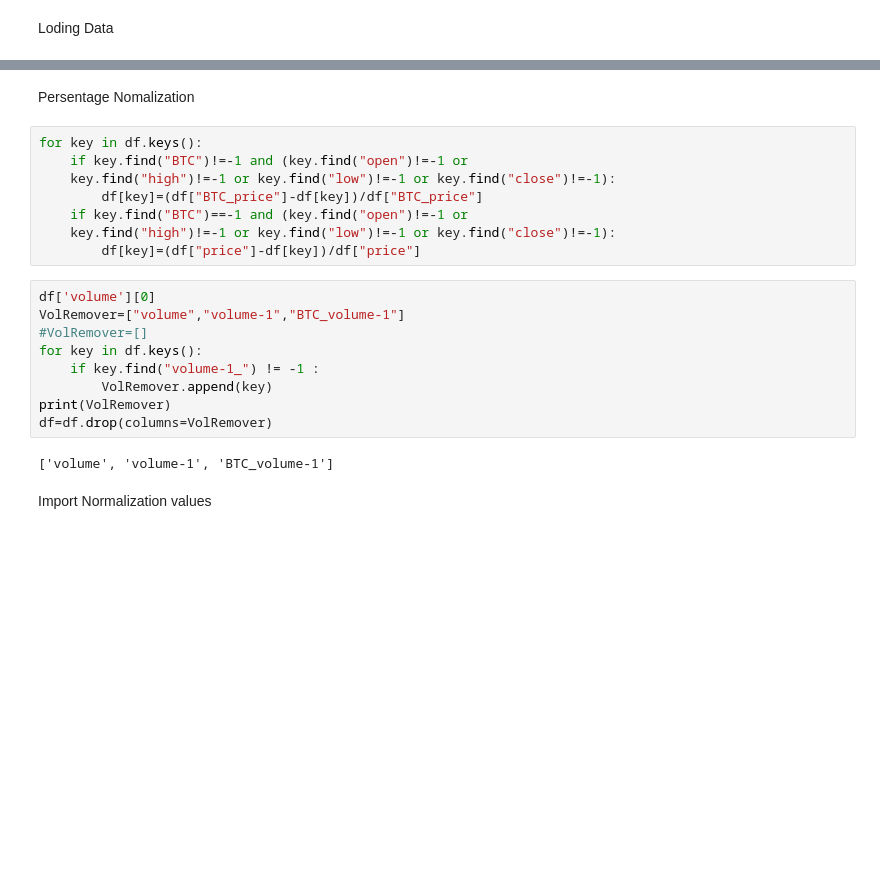
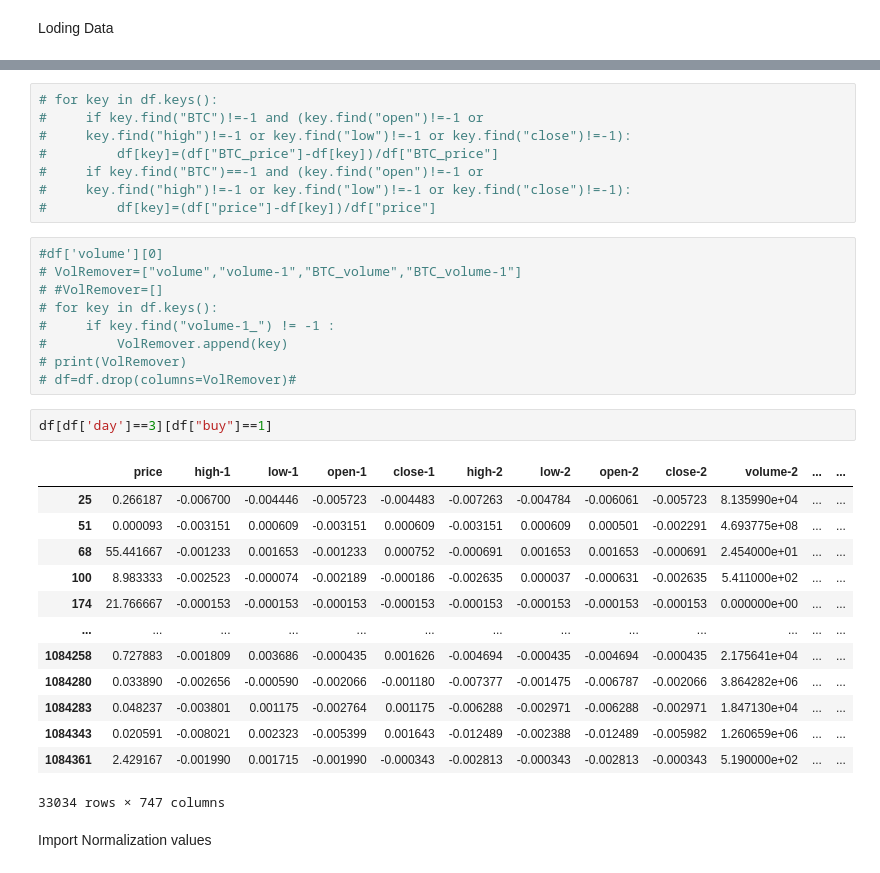
Before and after one commit to AyoubJadouli/Crypto_backtest_tools, a Jupyter notebook: AI_Crpto_final.ipynb, the cells around one changed output, grey strips where cells are left out. Drawn from its saved outputs; the diff is of its cells as text; blank space fills up the shorter version.

```diff
--- a/AI_Crpto_final.ipynb
+++ b/AI_Crpto_final.ipynb
@@ -97,24 +337,36 @@ Name: 0, Length: 759, dtype: float64
-# %% [markdown]
-Persentage Nomalization
 # %%
-for key in df.keys():
-    if key.find("BTC")!=-1 and (key.find("open")!=-1 or
-    key.find("high")!=-1 or key.find("low")!=-1 or key.find("close")!=-1):
-        df[key]=(df["BTC_price"]-df[key])/df["BTC_price"]
-    if key.find("BTC")==-1 and (key.find("open")!=-1 or
-    key.find("high")!=-1 or key.find("low")!=-1 or key.find("close")!=-1):
-        df[key]=(df["price"]-df[key])/df["price"]
+# for key in df.keys():
+#     if key.find("BTC")!=-1 and (key.find("open")!=-1 or
+#     key.find("high")!=-1 or key.find("low")!=-1 or key.find("close")!=-1):
+#         df[key]=(df["BTC_price"]-df[key])/df["BTC_price"]
+#     if key.find("BTC")==-1 and (key.find("open")!=-1 or
+#     key.find("high")!=-1 or key.find("low")!=-1 or key.find("close")!=-1):
+#         df[key]=(df["price"]-df[key])/df["price"]
 # %%
-df['volume'][0]
-VolRemover=["volume","volume-1","BTC_volume-1"]
-#VolRemover=[]
-for key in df.keys():
-    if key.find("volume-1_") != -1 :
-        VolRemover.append(key)
-print(VolRemover)
-df=df.drop(columns=VolRemover)
+#df['volume'][0]
+# VolRemover=["volume","volume-1","BTC_volume","BTC_volume-1"]
+# #VolRemover=[]
+# for key in df.keys():
+#     if key.find("volume-1_") != -1 :
+#         VolRemover.append(key)
+# print(VolRemover)
+# df=df.drop(columns=VolRemover)#
-# %% [output]
-['volume', 'volume-1', 'BTC_volume-1']
+# %%
+df[df['day']==3][df["buy"]==1]
+# %% [output]
+|  | price | high-1 | low-1 | open-1 | close-1 | high-2 | low-2 | open-2 | close-2 | volume-2 | ... | ... |
+| 25 | 0.266187 | -0.006700 | -0.004446 | -0.005723 | -0.004483 | -0.007263 | -0.004784 | -0.006061 | -0.005723 | 8.135990e+04 | ... | ... |
+| 51 | 0.000093 | -0.003151 | 0.000609 | -0.003151 | 0.000609 | -0.003151 | 0.000609 | 0.000501 | -0.002291 | 4.693775e+08 | ... | ... |
+| 68 | 55.441667 | -0.001233 | 0.001653 | -0.001233 | 0.000752 | -0.000691 | 0.001653 | 0.001653 | -0.000691 | 2.454000e+01 | ... | ... |
+| 100 | 8.983333 | -0.002523 | -0.000074 | -0.002189 | -0.000186 | -0.002635 | 0.000037 | -0.000631 | -0.002635 | 5.411000e+02 | ... | ... |
+| 174 | 21.766667 | -0.000153 | -0.000153 | -0.000153 | -0.000153 | -0.000153 | -0.000153 | -0.000153 | -0.000153 | 0.000000e+00 | ... | ... |
+| ... | ... | ... | ... | ... | ... | ... | ... | ... | ... | ... | ... | ... |
+| 1084258 | 0.727883 | -0.001809 | 0.003686 | -0.000435 | 0.001626 | -0.004694 | -0.000435 | -0.004694 | -0.000435 | 2.175641e+04 | ... | ... |
+| 1084280 | 0.033890 | -0.002656 | -0.000590 | -0.002066 | -0.001180 | -0.007377 | -0.001475 | -0.006787 | -0.002066 | 3.864282e+06 | ... | ... |
+| 1084283 | 0.048237 | -0.003801 | 0.001175 | -0.002764 | 0.001175 | -0.006288 | -0.002971 | -0.006288 | -0.002971 | 1.847130e+04 | ... | ... |
+| 1084343 | 0.020591 | -0.008021 | 0.002323 | -0.005399 | 0.001643 | -0.012489 | -0.002388 | -0.012489 | -0.005982 | 1.260659e+06 | ... | ... |
+| 1084361 | 2.429167 | -0.001990 | 0.001715 | -0.001990 | -0.000343 | -0.002813 | -0.000343 | -0.002813 | -0.000343 | 5.190000e+02 | ... | ... |
+33034 rows × 747 columns
 # %% [markdown]
 Import Normalization values
 # %%
```
Also changed, not shown: parts of 32 cells of this notebook, 6 other files.
